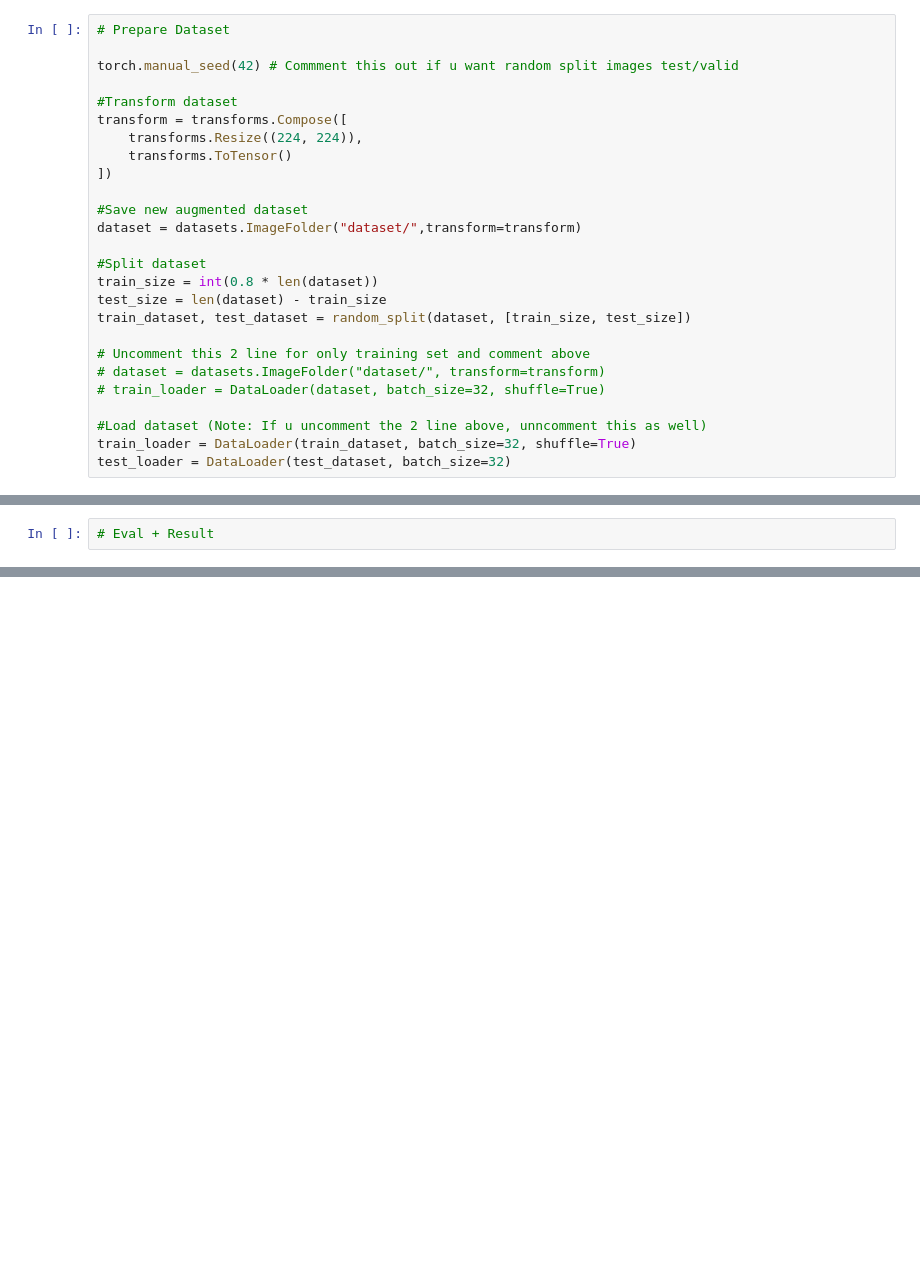
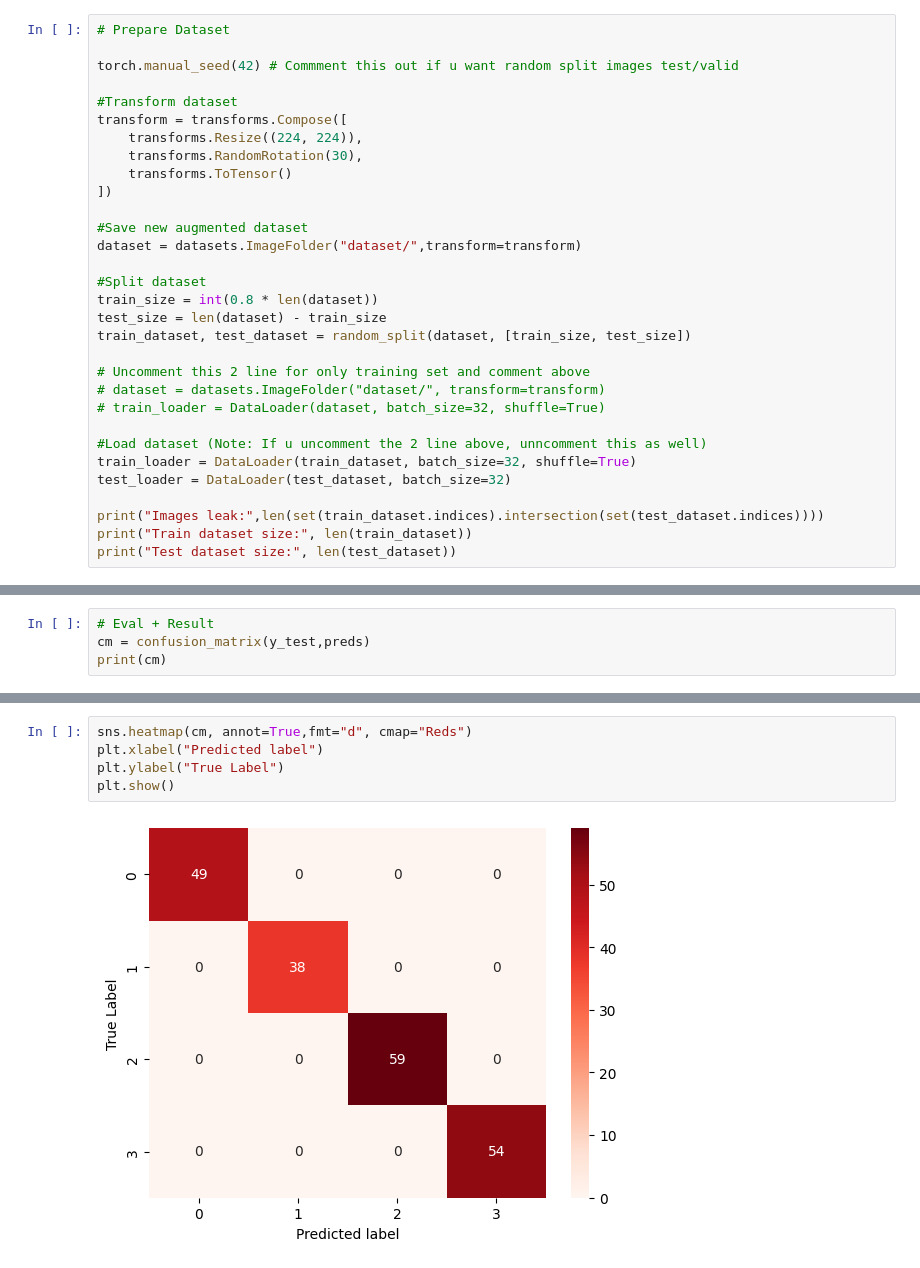
Before and after one commit to HeangMapanha/AUPP_ML_Final_Project_GP1_Heang, a Jupyter notebook: train.ipynb, the cells around one changed output, grey strips where cells are left out. Drawn from its saved outputs; the diff is of its cells as text; blank space fills up the shorter version.

Commit message:
Confusion matrix

```diff
--- a/train.ipynb
+++ b/train.ipynb
@@ -93,6 +94,7 @@ torch.manual_seed(42) # Commment this out if u want random split images test/val
 #Transform dataset
 transform = transforms.Compose([
     transforms.Resize((224, 224)),
+    transforms.RandomRotation(30),
     transforms.ToTensor()
 ])
 
@@ -111,3 +113,7 @@ train_dataset, test_dataset = random_split(dataset, [train_size, test_size])
 #Load dataset (Note: If u uncomment the 2 line above, unncomment this as well)
 train_loader = DataLoader(train_dataset, batch_size=32, shuffle=True)
 test_loader = DataLoader(test_dataset, batch_size=32)
+
+print("Images leak:",len(set(train_dataset.indices).intersection(set(test_dataset.indices))))
+print("Train dataset size:", len(train_dataset))
+print("Test dataset size:", len(test_dataset))
@@ -172,2 +180,4 @@ weighted avg       0.80      0.80      0.80       506
 # %%
 # Eval + Result
+cm = confusion_matrix(y_test,preds)
+print(cm)
@@ -173,0 +189,7 @@ weighted avg       0.80      0.80      0.80       506
+# %%
+sns.heatmap(cm, annot=True,fmt="d", cmap="Reds")
+plt.xlabel("Predicted label")
+plt.ylabel("True Label")
+plt.show()
+# %% [output]
+[figure, added]
```
Also changed, not shown: parts of 7 cells of this notebook, 1 other file.
